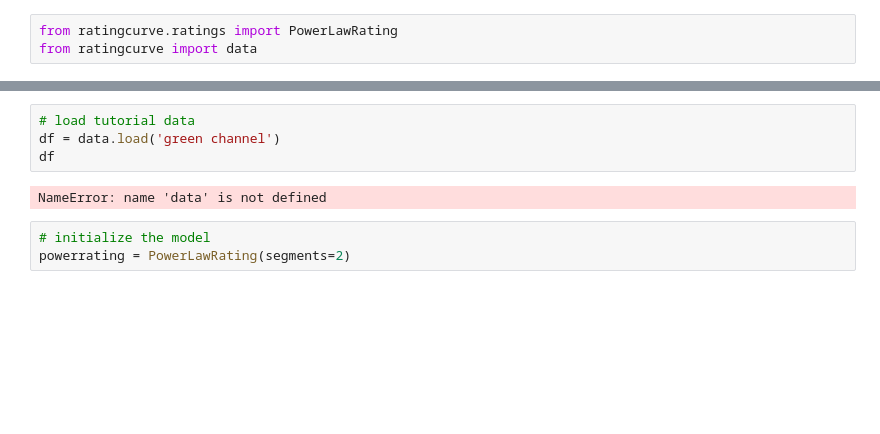
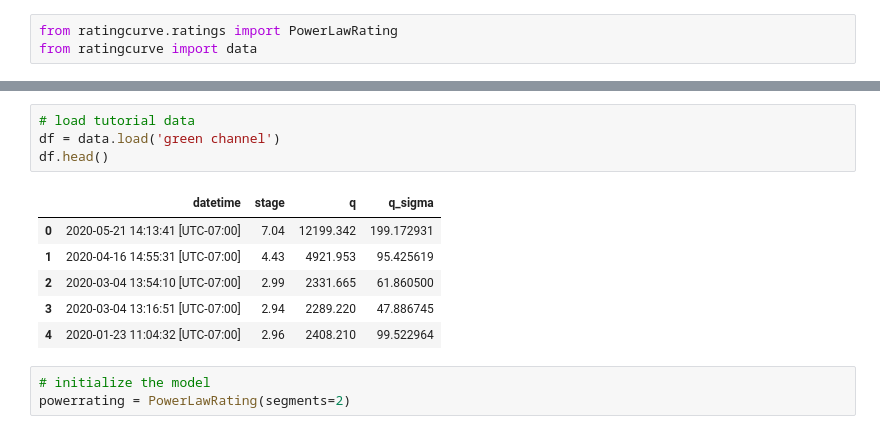
Before and after one commit to dmkahler/Water-Resources-Engineering, a Jupyter notebook: 05a_discharge/05a_rating_curve.ipynb, the cells around one changed output, grey strips where cells are left out. Saved outputs shown, nothing was run; the diff lists cells and outputs as text; blank space fills up the shorter version.

```diff
--- a/05a_discharge/05a_rating_curve.ipynb
+++ b/05a_discharge/05a_rating_curve.ipynb
@@ -27,9 +27,14 @@ Data
 # %%
 # load tutorial data
 df = data.load('green channel')
-df
+df.head()
 # %% [output]
-NameError: name 'data' is not defined
+|  | datetime | stage | q | q_sigma |
+| 0 | 2020-05-21 14:13:41 [UTC-07:00] | 7.04 | 12199.342 | 199.172931 |
+| 1 | 2020-04-16 14:55:31 [UTC-07:00] | 4.43 | 4921.953 | 95.425619 |
+| 2 | 2020-03-04 13:54:10 [UTC-07:00] | 2.99 | 2331.665 | 61.860500 |
+| 3 | 2020-03-04 13:16:51 [UTC-07:00] | 2.94 | 2289.220 | 47.886745 |
+| 4 | 2020-01-23 11:04:32 [UTC-07:00] | 2.96 | 2408.210 | 99.522964 |
 # %%
 # initialize the model
 powerrating = PowerLawRating(segments=2)
```
Also changed, not shown: parts of 7 cells of this notebook, 3 other files.
